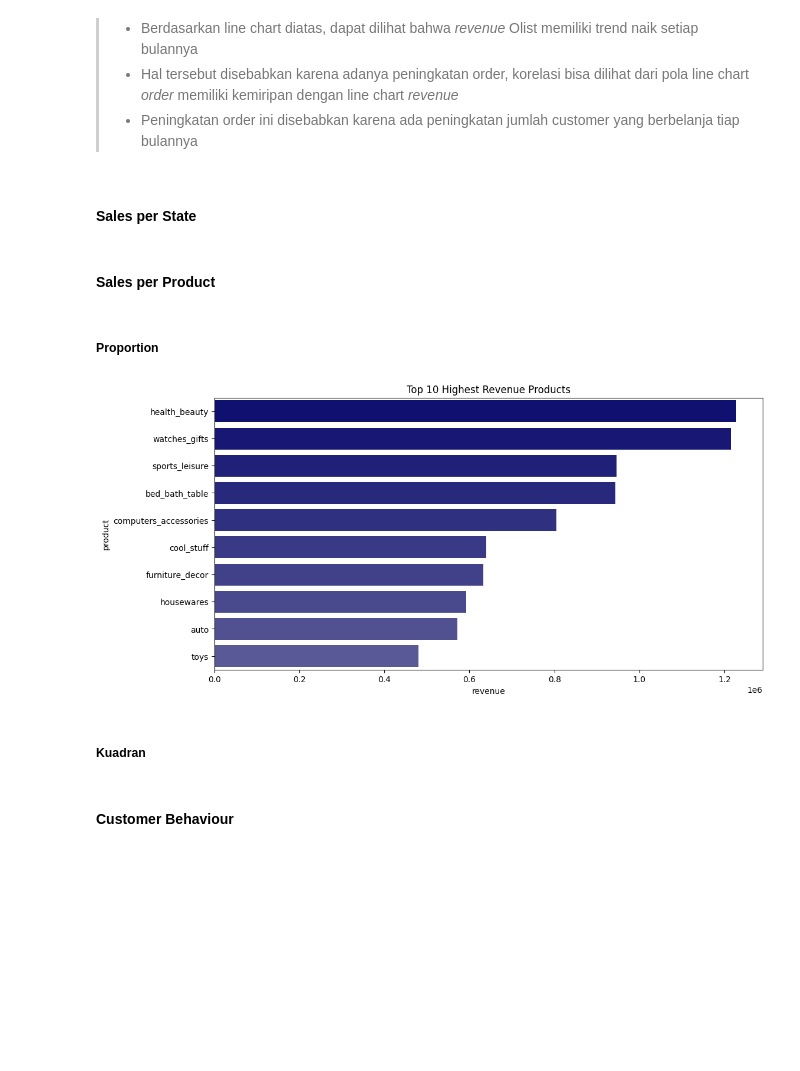
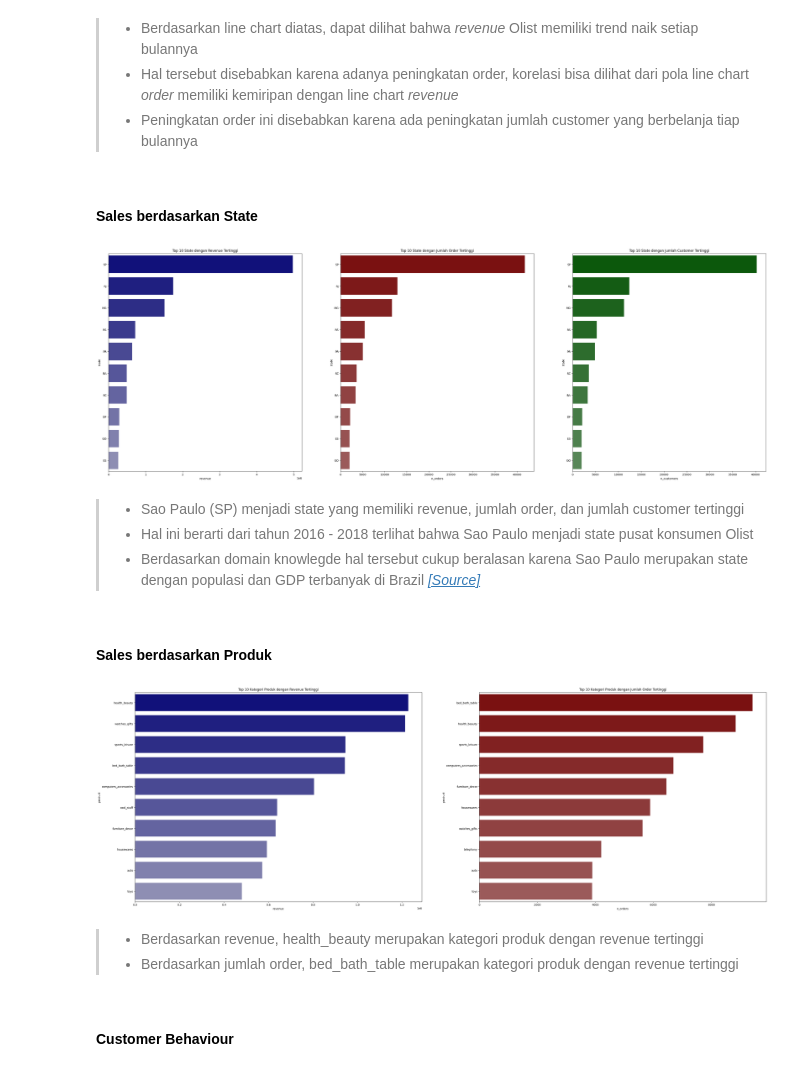
Before and after one commit to aridiawan/ecommerce-analysis, a Jupyter notebook: notebooks/2.0.1-eda-business.ipynb, the cells around one changed output. Cells and saved outputs as stored; diff of their text form; code cells hidden in the pictures; blank space fills up the shorter version.

```diff
--- a/notebooks/2.0.1-eda-business.ipynb
+++ b/notebooks/2.0.1-eda-business.ipynb
@@ -78,9 +42,34 @@ dfTrend['n_customers'].plot(kind='line', color='darkblue', ax=axes[2])
 > - Hal tersebut disebabkan karena adanya peningkatan order, korelasi bisa dilihat dari pola line chart *order* memiliki kemiripan dengan line chart *revenue*
 > - Peningkatan order ini disebabkan karena ada peningkatan jumlah customer yang berbelanja tiap bulannya
 # %% [markdown]
-#### **Sales per State**
+#### **Sales berdasarkan State**
+# %%
+# buat data untuk analisis top revenue, order, dan jumlah customer berdasarkan state
+dfRev = data_eda.query('order_status != "canceled" or order_status != "unavailable"').drop_duplicates(subset=['order_id','order_purchase_timestamp','payment_sequential','payment_value'], keep='first').groupby('customer_state')['price'].sum()
+dfOrd = data_eda.groupby('customer_state')['order_id'].nunique()
+dfCust = data_eda.groupby('customer_state')['customer_unique_id'].nunique()
+
+dfState = pd.concat([dfRev,dfOrd,dfCust], axis=1).reset_index().rename(columns={"price": "revenue", "order_id": "n_orders", "customer_unique_id": "n_customers", 'customer_state':'state'})
+# %%
+# Visualisasi
+c1 = sns.blend_palette(['darkblue', 'lightgrey'], 15)
+c2 = sns.blend_palette(['darkred', 'lightgrey'], 25)
+c3 = sns.blend_palette(['darkgreen', 'lightgrey'], 25)
+
+fig, axes = plt.subplots(1,3, figsize=(42, 14))
+sns.barplot(data=dfState.nlargest(10, columns='revenue'), x = 'revenue', y='state', palette=c1, ax=axes[0])
+sns.barplot(data=dfState.nlargest(10, columns='n_orders'), x = 'n_orders', y='state', palette=c2, ax=axes[1])
+sns.barplot(data=dfState.nlargest(10, columns='n_customers'), x = 'n_customers', y='state', palette=c3, ax=axes[2])
+axes[0].title.set_text('Top 10 State dengan Revenue Tertinggi')
+axes[1].title.set_text('Top 10 State dengan Jumlah Order Tertinggi')
+axes[2].title.set_text('Top 10 State dengan Jumlah Customer Tertinggi')
+plt.show()
+# %% [output]
+[figure, added]
+# %% [markdown]
+> - Sao Paulo (SP) menjadi state yang memiliki revenue, jumlah order, dan jumlah customer tertinggi
+> - Hal ini berarti dari tahun 2016 - 2018 terlihat bahwa Sao Paulo menjadi state pusat konsumen Olist
+> - Berdasarkan domain knowlegde hal tersebut cukup beralasan karena Sao Paulo merupakan state dengan populasi dan GDP terbanyak di Brazil *[[Source]](https://en.wikipedia.org/wiki/Federative_units_of_Brazil#List)*
 # %% [markdown]
-#### **Sales per Product**
+#### **Sales berdasarkan Produk**
-# %% [markdown]
-##### **Proportion**
 # %%
@@ -89,18 +79,24 @@ dfOrd = data_eda.groupby('product_category_name_english')['order_id'].nunique()
 dfCust = data_eda.groupby('product_category_name_english')['customer_unique_id'].nunique()
 
 dfProd = pd.concat([dfRev,dfOrd,dfCust], axis=1).reset_index().rename(columns={"price": "revenue", "order_id": "n_orders", "customer_unique_id": "n_customers", 'product_category_name_english':'product'})
-# %%
-color_palette = sns.blend_palette(['navy', 'lightgrey'], 25)
-
-# Visualisasi
-plt.figure(figsize=(12,6))
-sns.barplot(data=dfProd.nlargest(10, columns='revenue'), x = 'revenue', y='product', palette=color_palette)
-plt.title(f'Top 10 Highest Revenue Products')
-plt.show()
-# %% [output]
-[figure, removed]
-# %% [markdown]
-##### **Kuadran**
+# %%
+# Visualisasi
+c1 = sns.blend_palette(['darkblue', 'lightgrey'], 15)
+c2 = sns.blend_palette(['darkred', 'lightgrey'], 25)
+
+fig, axes = plt.subplots(1,2, figsize=(42, 14))
+sns.barplot(data=dfProd.nlargest(10, columns='revenue'), x = 'revenue', y='product', palette=c1, ax=axes[0])
+sns.barplot(data=dfProd.nlargest(10, columns='n_orders'), x = 'n_orders', y='product', palette=c2, ax=axes[1])
+
+axes[0].title.set_text('Top 10 Kategori Produk dengan Revenue Tertinggi')
+axes[1].title.set_text('Top 10 Kategori Produk dengan Jumlah Order Tertinggi')
+
+plt.show()
+# %% [output]
+[figure, added]
+# %% [markdown]
+> - Berdasarkan revenue, health_beauty merupakan kategori produk dengan revenue tertinggi
+> - Berdasarkan jumlah order, bed_bath_table merupakan kategori produk dengan revenue tertinggi
 # %% [markdown]
 #### **Customer Behaviour**
 # %% [markdown]
```
Also changed, not shown: parts of 17 cells of this notebook.
